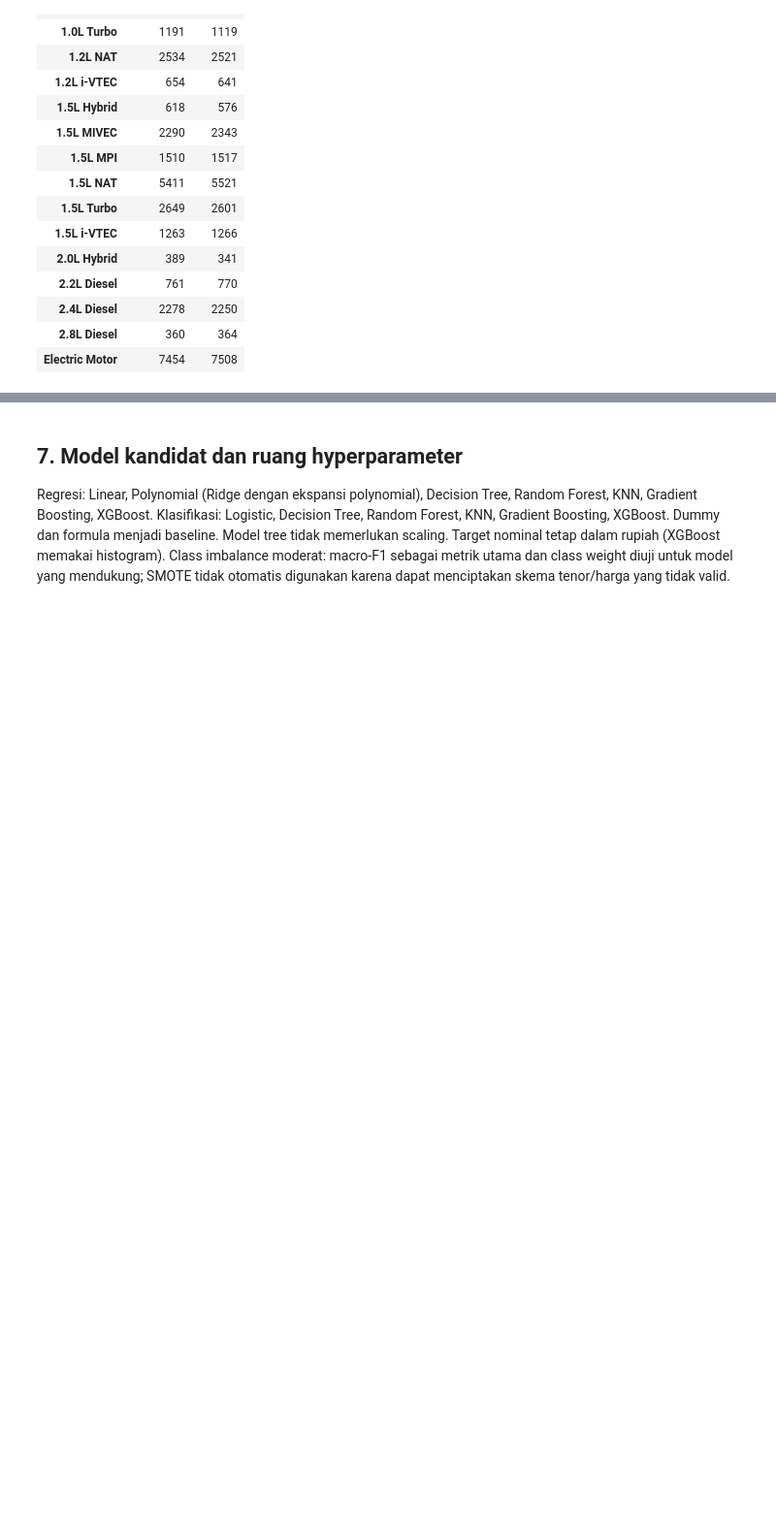
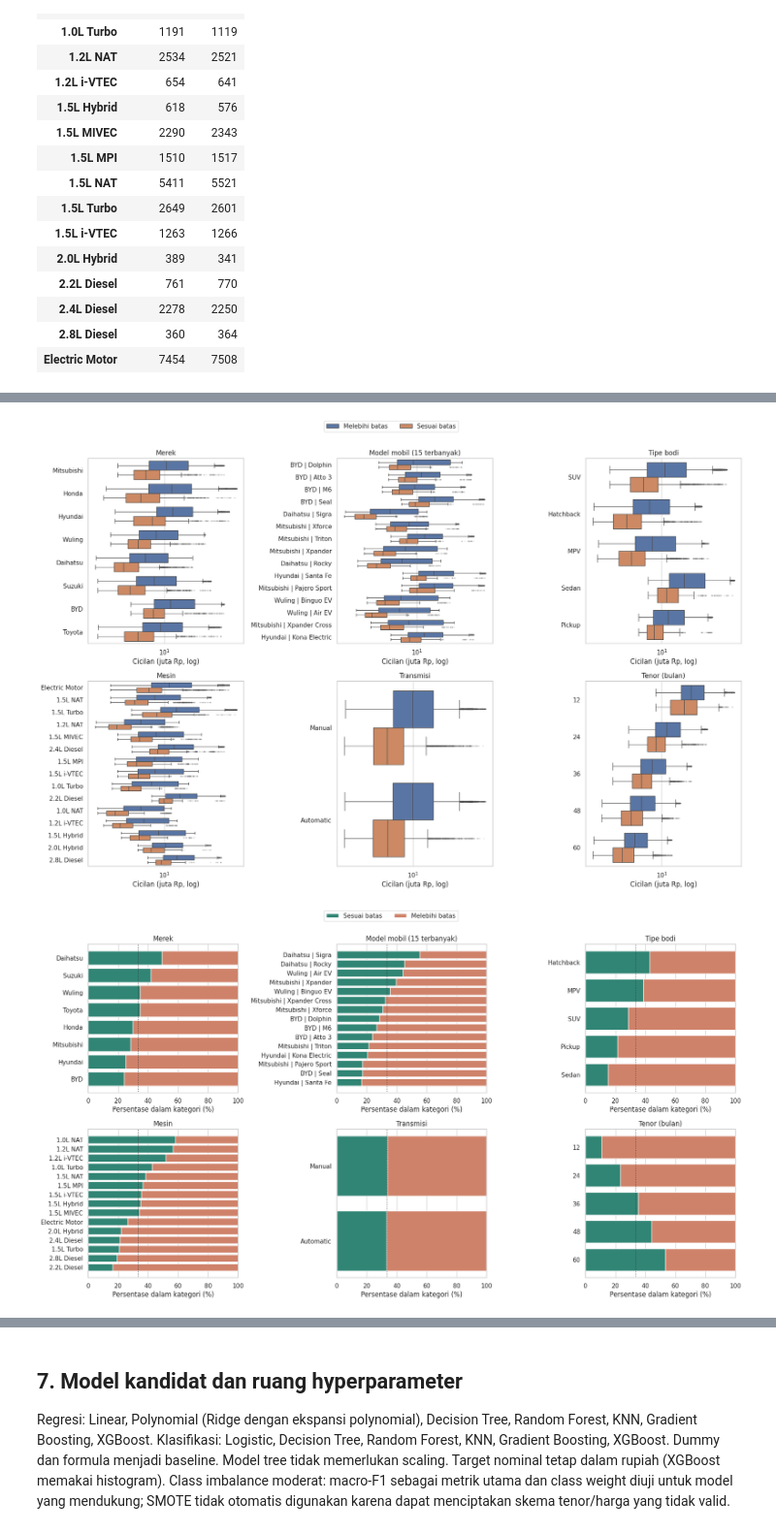
Before and after one commit to CyMonkey-Stud/predcicilanbelimobil-v2, a Jupyter notebook: notebooks/car_financing_analysis.ipynb, the cells around one changed output, grey strips where cells are left out. Shown at 97% size. Saved outputs shown, nothing was run; the diff lists cells and outputs as text; code cells hidden in the pictures; blank space fills up the shorter version.

```diff
--- a/notebooks/car_financing_analysis.ipynb
+++ b/notebooks/car_financing_analysis.ipynb
@@ -360,0 +549,30 @@ Engine & transmisi (audit kombinasi, bukan fitur):
+# %%
+fig,axes = plt.subplots(2,3,figsize=(18,12))
+for ax,field in zip(axes.flat,list(cat_fields)[:6]):
+    order = sorted(cat_dev[field].unique()) if field=='tenor_group' else cat_dev[field].value_counts().head(15).index.tolist()
+    view = cat_dev[cat_dev[field].isin(order)].copy()
+    view[field] = view[field].astype(str)
+    sns.boxplot(data=view,x='installment_million',y=field,order=[str(x) for x in order],hue='status_label',
+        hue_order=['Melebihi batas','Sesuai batas'],showfliers=True,flierprops={'markersize':1.5,'alpha':.15},ax=ax)
+    ax.set_xscale('log')
+    ax.set(title=cat_fields[field]+(' (15 terbanyak)' if field=='car_model' else ''),xlabel='Cicilan (juta Rp, log)',ylabel='')
+    if ax.get_legend() is not None: ax.get_legend().remove()
+handles,labels = axes.flat[0].get_legend_handles_labels()
+fig.legend(handles,labels,loc='upper center',ncol=2)
+fig.tight_layout(rect=[0,0,1,.95]); plt.savefig(FIG/'07c_categorical_boxplots.png',dpi=140,bbox_inches='tight'); plt.show(); plt.close()
+for part,fields in [('utama',list(cat_fields)[:6]),('tambahan',list(cat_fields)[6:])]:
+    fig,axes = plt.subplots(2,3,figsize=(18,10))
+    for ax,field in zip(axes.flat,fields):
+        plot = cat_summaries[field].head(15) if field=='car_model' else cat_summaries[field]
+        plot = plot.iloc[::-1] if field=='tenor_group' else plot.sort_values('eligible_pct')
+        ax.barh(plot.index.astype(str),plot.eligible_pct,label='Sesuai batas',color='#318574')
+        ax.barh(plot.index.astype(str),plot.not_eligible_pct,left=plot.eligible_pct,label='Melebihi batas',color='#cf826a')
+        ax.axvline(cat_dev.affordability_status.mean()*100,color='#333333',linestyle=':',linewidth=1)
+        ax.set(xlim=(0,100),xlabel='Persentase dalam kategori (%)',title=cat_fields[field]+(' (15 terbanyak)' if field=='car_model' else ''))
+    for ax in list(axes.flat)[len(fields):]: ax.axis('off')
+    handles,labels = axes.flat[0].get_legend_handles_labels()
+    fig.legend(handles,labels,loc='upper center',ncol=2)
+    fig.tight_layout(rect=[0,0,1,.95]); plt.savefig(FIG/f'07d_status_{part}.png',dpi=140,bbox_inches='tight'); plt.show(); plt.close()
+# %% [output]
+[figure, added]
+[figure, added]
```
Also changed, not shown: parts of 21 cells of this notebook, 18 other files.
